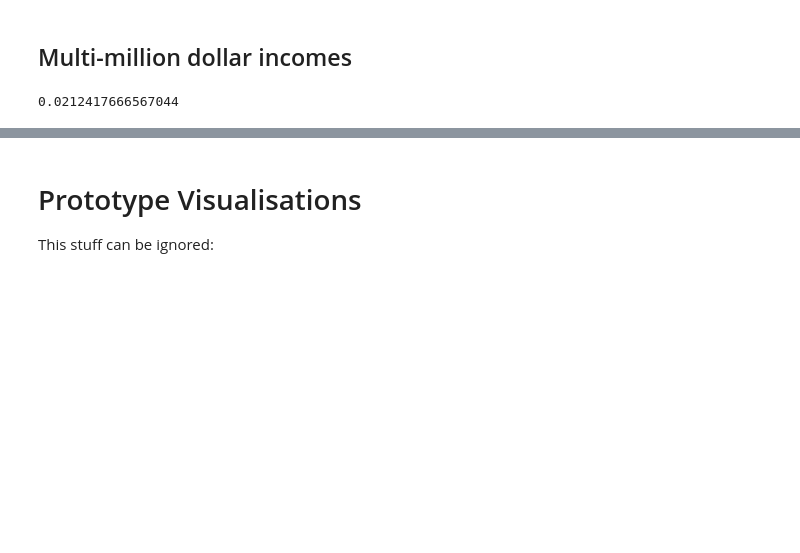
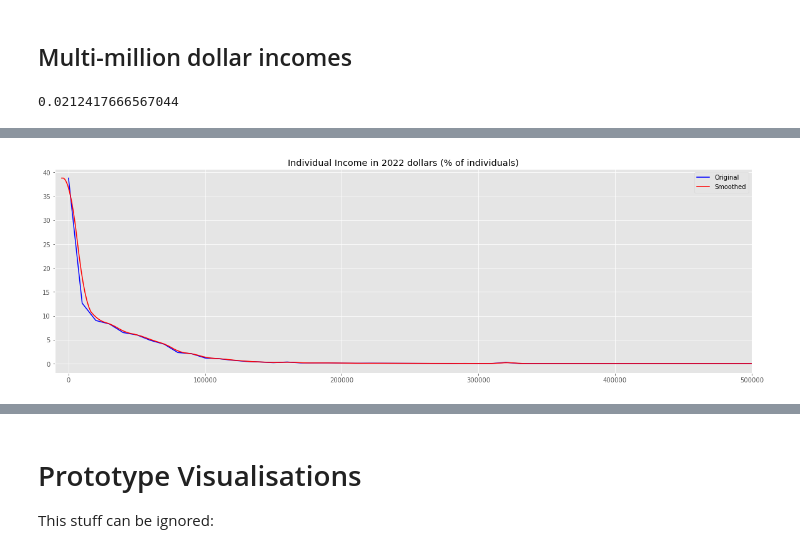
Before and after one commit to hamishhuggard/us-income-visualisations, a Jupyter notebook: create-animations.ipynb, the cells around one changed output, grey strips where cells are left out. Saved outputs shown, nothing was run; the diff lists cells and outputs as text; code cells hidden in the pictures; blank space fills up the shorter version.

```diff
--- a/create-animations.ipynb
+++ b/create-animations.ipynb
@@ -718,0 +557,19 @@ Our method for the GIFs is as follows:
+# %%
+individual_json = get_distplot_json(
+    data=data,
+    income_col='INCTOT22',
+    year_col='YEAR',
+    weights_col='ASECWT',
+    min_income=0,
+    years=years,
+    bin_edges=bins+[np.inf]
+)
+
+individual_json['title'] = "Individual Income in 2022 dollars (% of individuals)"
+
+individual_json = add_and_plot_reference_line(individual_json)
+
+with open('./webpage/individual.json', 'w') as f:
+    json.dump(individual_json, f, indent=4)
+# %% [output]
+[figure, added]
```
Also changed, not shown: parts of 34 cells of this notebook, 5 other files.
